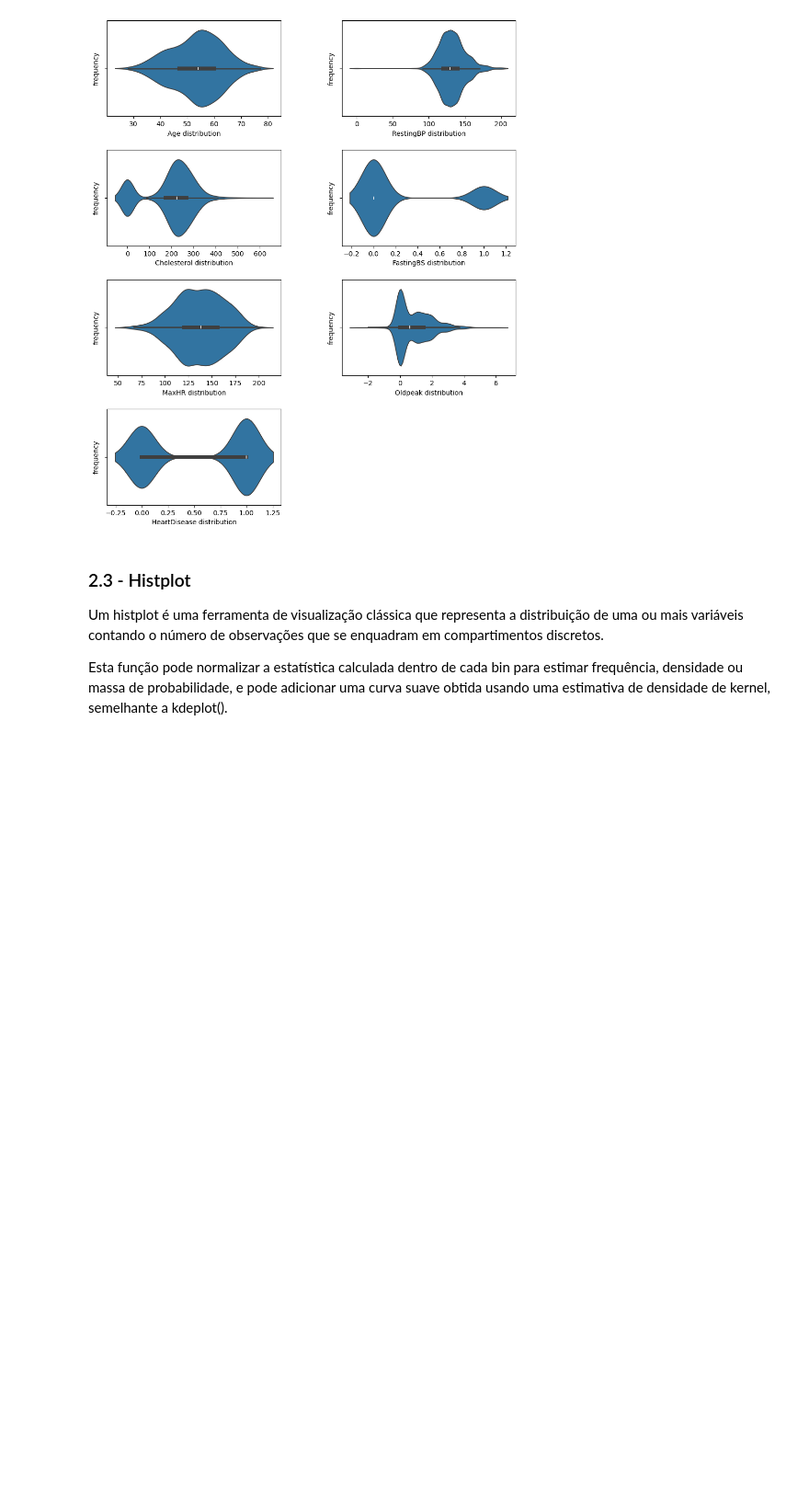
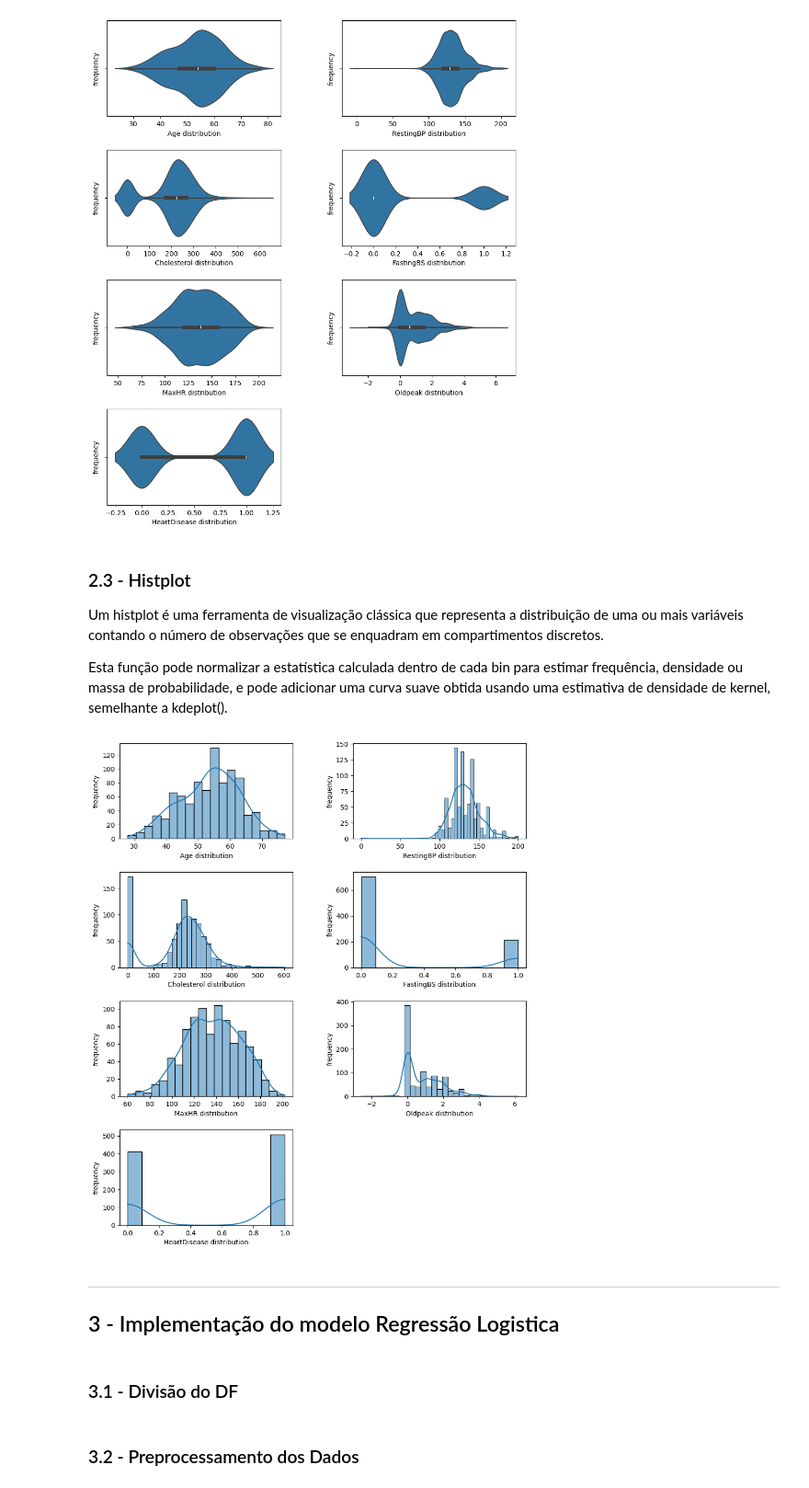
Before and after one commit to Lopeslucas/Data-Science, a Jupyter notebook: [Kaggle] - Heart Failure Prediction Dataset/EDA.ipynb, the cells around one changed output. Shown at 92% size. Cells and saved outputs as stored; diff of their text form; code cells hidden in the pictures; blank space fills up the shorter version.

```diff
--- a/[Kaggle] - Heart Failure Prediction Dataset/EDA.ipynb
+++ b/[Kaggle] - Heart Failure Prediction Dataset/EDA.ipynb
@@ -153,15 +163,22 @@ Esta função pode normalizar a estatística calculada dentro de cada bin para e
 # %%
 #Defini tamanho do Grafico
 plt.figure(figsize=(10, 12))
 
 #Grafico de BoxPlot
 for i, col in enumerate(numeric_columns):
     idx = int('42' + str(i+1))
     plt.subplot(idx)
-    sns.histplot(data=df_original, x=col, kde=)
+    sns.histplot(data=df_original, x=col, kde=True)
     plt.xlabel(col+ ' distribution')
     plt.ylabel('frequency')
 
 #Ajusta espaçamento entre os gráficos
 plt.subplots_adjust(top=0.92, bottom=0.08, left=0.10, right=0.95, hspace=0.35, wspace=0.35)
 plt.show()
+# %% [output]
+[figure, added]
+# %% [markdown]
+---
+## 3 - Implementação do modelo Regressão Logistica
+# %% [markdown]
+### 3.1 - Divisão do DF
@@ -167,0 +196,2 @@ plt.show()
+# %% [markdown]
+### 3.2 - Preprocessamento dos Dados
```
Also changed, not shown: parts of 20 cells of this notebook, 4 other files.
